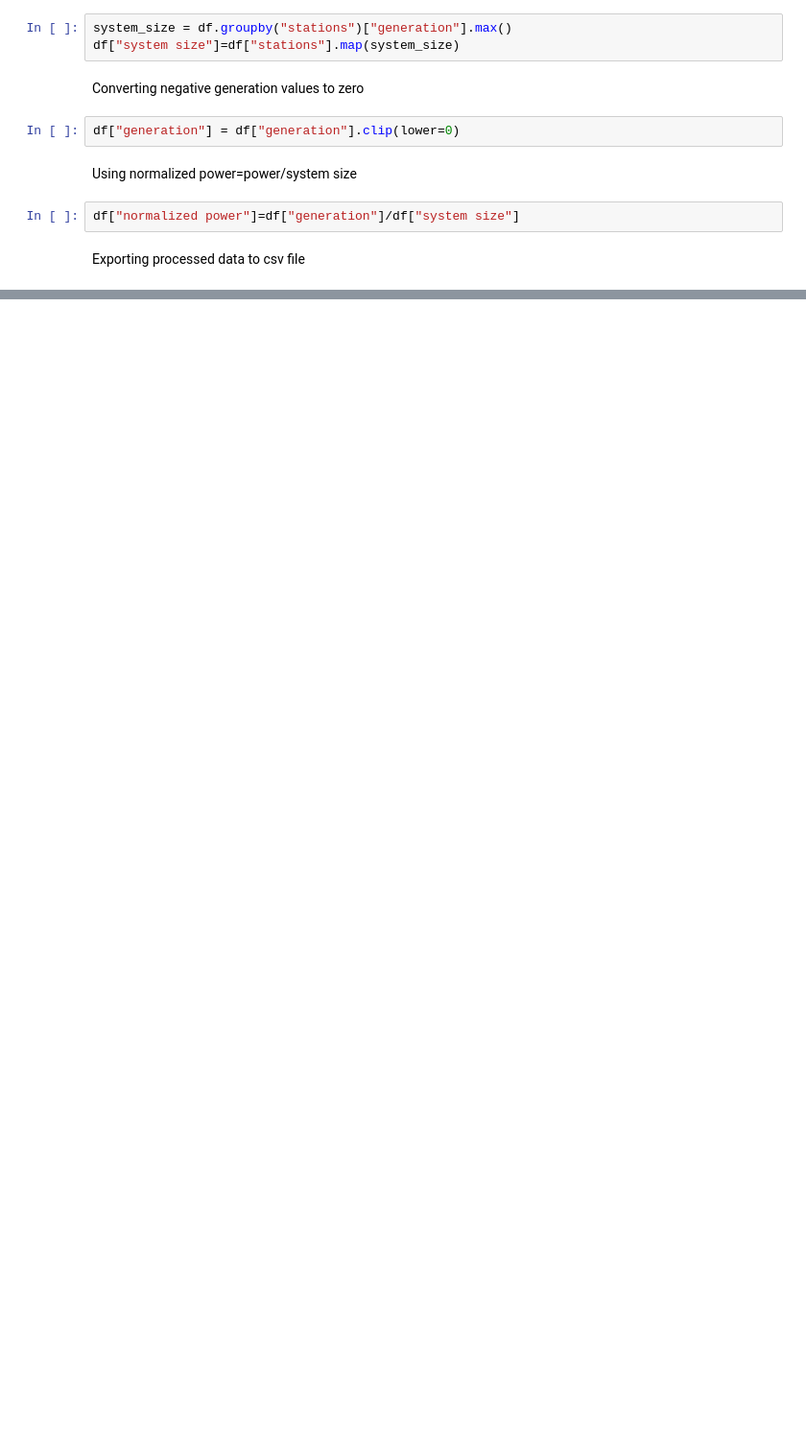
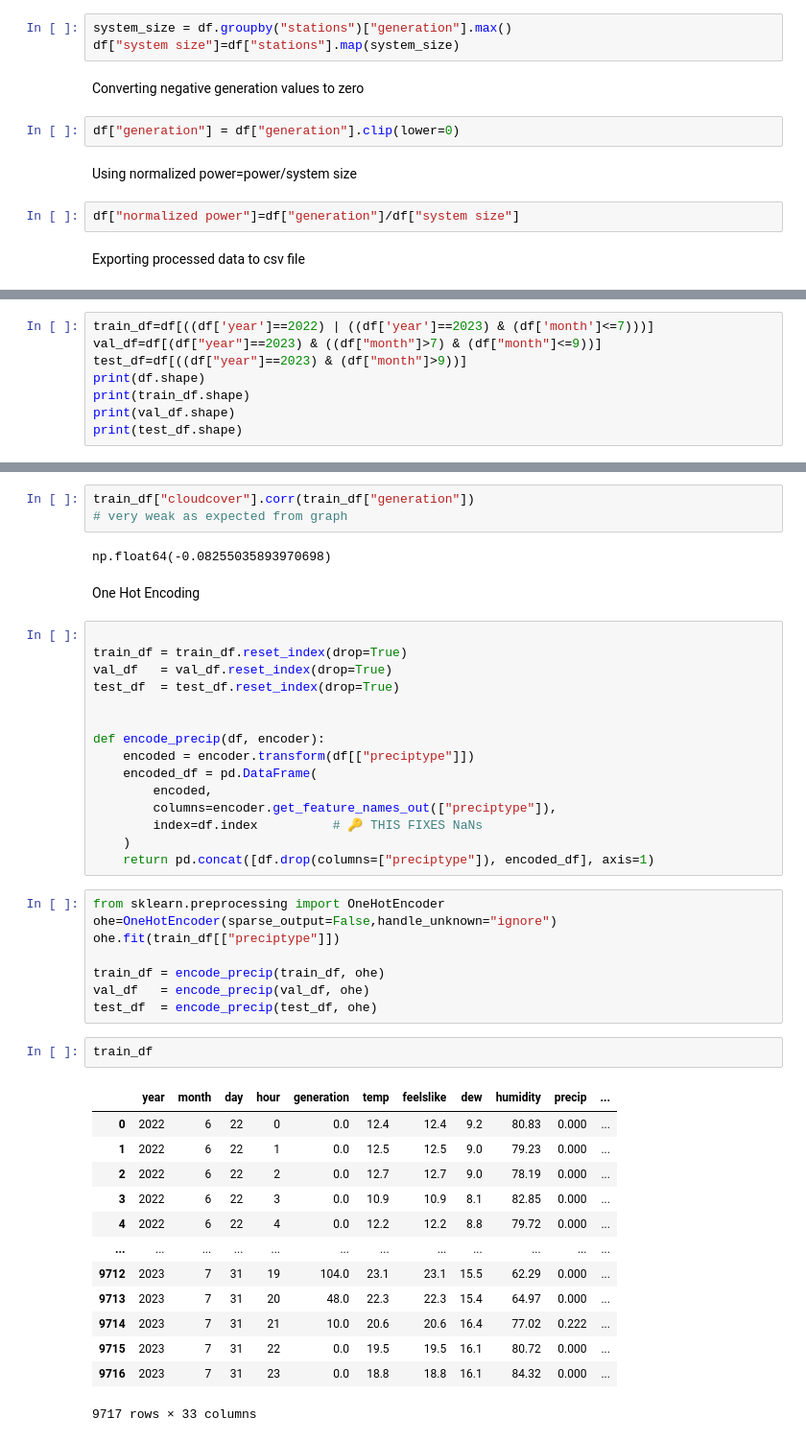
Before and after one commit to BhavyaDoriya/Solar-Drishti, a Jupyter notebook: forecasting/ml/preprocess.ipynb, the cells around one changed output, grey strips where cells are left out. Shown at 96% size. Drawn from its saved outputs; the diff is of its cells as text; blank space fills up the shorter version.

Commit message:
Preprocessing Done

```diff
--- a/forecasting/ml/preprocess.ipynb
+++ b/forecasting/ml/preprocess.ipynb
@@ -96,0 +127,8 @@ df.to_csv(BASE_DIR / "media" / "ProcessedData.csv", index=False)
+# %%
+train_df=df[((df['year']==2022) | ((df['year']==2023) & (df['month']<=7)))]
+val_df=df[(df["year"]==2023) & ((df["month"]>7) & (df["month"]<=9))]
+test_df=df[((df["year"]==2023) & (df["month"]>9))]
+print(df.shape)
+print(train_df.shape)
+print(val_df.shape)
+print(test_df.shape)
@@ -96,0 +459,46 @@ df.to_csv(BASE_DIR / "media" / "ProcessedData.csv", index=False)
+# %%
+train_df["cloudcover"].corr(train_df["generation"])
+# very weak as expected from graph
+# %% [output]
+np.float64(-0.08255035893970698)
+# %% [markdown]
+One Hot Encoding
+# %%
+
+train_df = train_df.reset_index(drop=True)
+val_df   = val_df.reset_index(drop=True)
+test_df  = test_df.reset_index(drop=True)
+
+
+def encode_precip(df, encoder):
+    encoded = encoder.transform(df[["preciptype"]])
+    encoded_df = pd.DataFrame(
+        encoded,
+        columns=encoder.get_feature_names_out(["preciptype"]),
+        index=df.index          # 🔑 THIS FIXES NaNs
+    )
+    return pd.concat([df.drop(columns=["preciptype"]), encoded_df], axis=1)
+# %%
+from sklearn.preprocessing import OneHotEncoder
+ohe=OneHotEncoder(sparse_output=False,handle_unknown="ignore")
+ohe.fit(train_df[["preciptype"]])
+
+train_df = encode_precip(train_df, ohe)
+val_df   = encode_precip(val_df, ohe)
+test_df  = encode_precip(test_df, ohe)
+# %%
+train_df
+# %% [output]
+|  | year | month | day | hour | generation | temp | feelslike | dew | humidity | precip | ... |
+| 0 | 2022 | 6 | 22 | 0 | 0.0 | 12.4 | 12.4 | 9.2 | 80.83 | 0.000 | ... |
+| 1 | 2022 | 6 | 22 | 1 | 0.0 | 12.5 | 12.5 | 9.0 | 79.23 | 0.000 | ... |
+| 2 | 2022 | 6 | 22 | 2 | 0.0 | 12.7 | 12.7 | 9.0 | 78.19 | 0.000 | ... |
+| 3 | 2022 | 6 | 22 | 3 | 0.0 | 10.9 | 10.9 | 8.1 | 82.85 | 0.000 | ... |
+| 4 | 2022 | 6 | 22 | 4 | 0.0 | 12.2 | 12.2 | 8.8 | 79.72 | 0.000 | ... |
+| ... | ... | ... | ... | ... | ... | ... | ... | ... | ... | ... | ... |
+| 9712 | 2023 | 7 | 31 | 19 | 104.0 | 23.1 | 23.1 | 15.5 | 62.29 | 0.000 | ... |
+| 9713 | 2023 | 7 | 31 | 20 | 48.0 | 22.3 | 22.3 | 15.4 | 64.97 | 0.000 | ... |
+| 9714 | 2023 | 7 | 31 | 21 | 10.0 | 20.6 | 20.6 | 16.4 | 77.02 | 0.222 | ... |
+| 9715 | 2023 | 7 | 31 | 22 | 0.0 | 19.5 | 19.5 | 16.1 | 80.72 | 0.000 | ... |
+| 9716 | 2023 | 7 | 31 | 23 | 0.0 | 18.8 | 18.8 | 16.1 | 84.32 | 0.000 | ... |
+9717 rows × 33 columns
```
Also changed, not shown: parts of 62 cells of this notebook, 2 other files.
